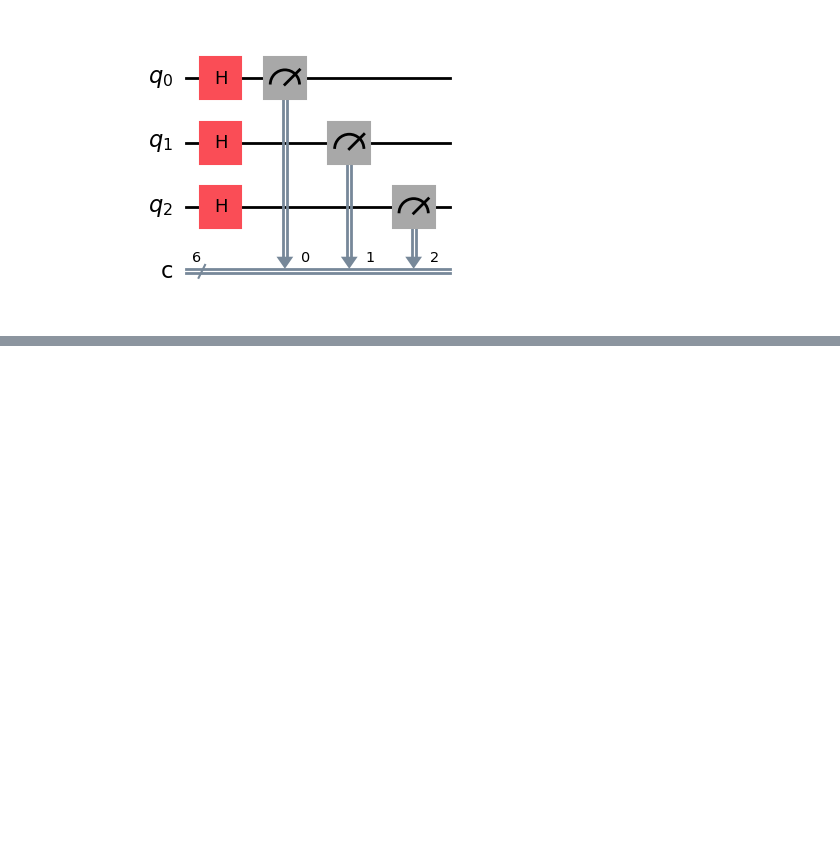
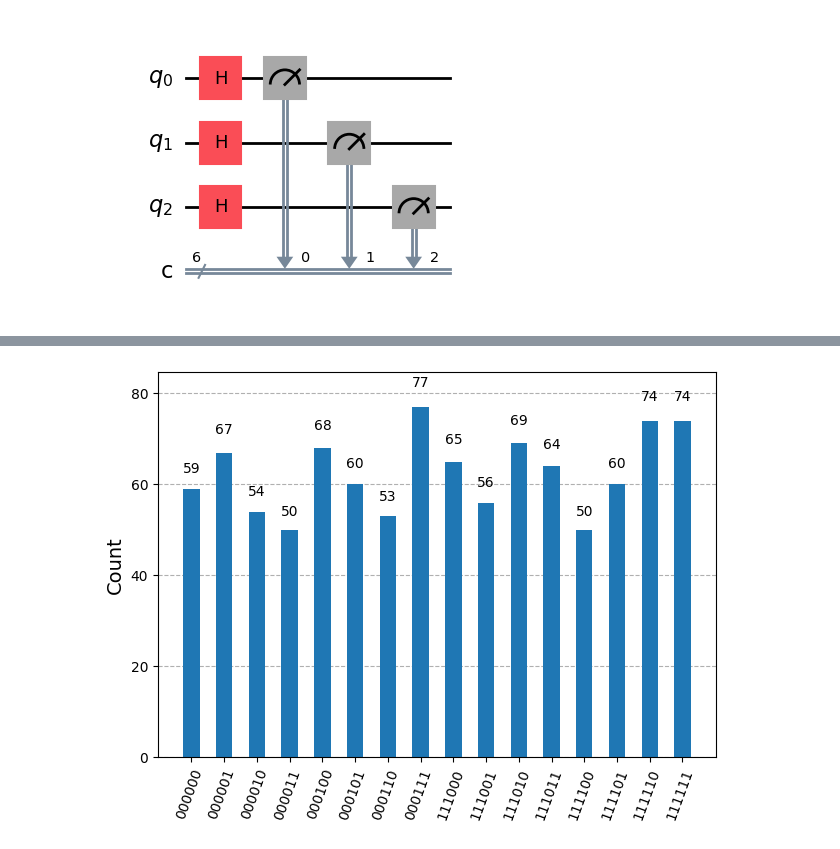
Before and after one commit to vigneshwari311/Foundations-of-QC, a Jupyter notebook: foundations/adding_ry_gate_coin_toss.ipynb, the cells around one changed output, grey strips where cells are left out. Cells and saved outputs as stored; diff of their text form; code cells hidden in the pictures; blank space fills up the shorter version.

```diff
--- a/foundations/adding_ry_gate_coin_toss.ipynb
+++ b/foundations/adding_ry_gate_coin_toss.ipynb
@@ -50,0 +61,5 @@ plot_histogram(count)
+# %%
+count = sim.run(q_ct1,shots=1000).result().get_counts(q_ct1)
+plot_histogram(count)
+# %% [output]
+[figure, added]
```
Also changed, not shown: parts of 3 cells of this notebook, 2 other files.
